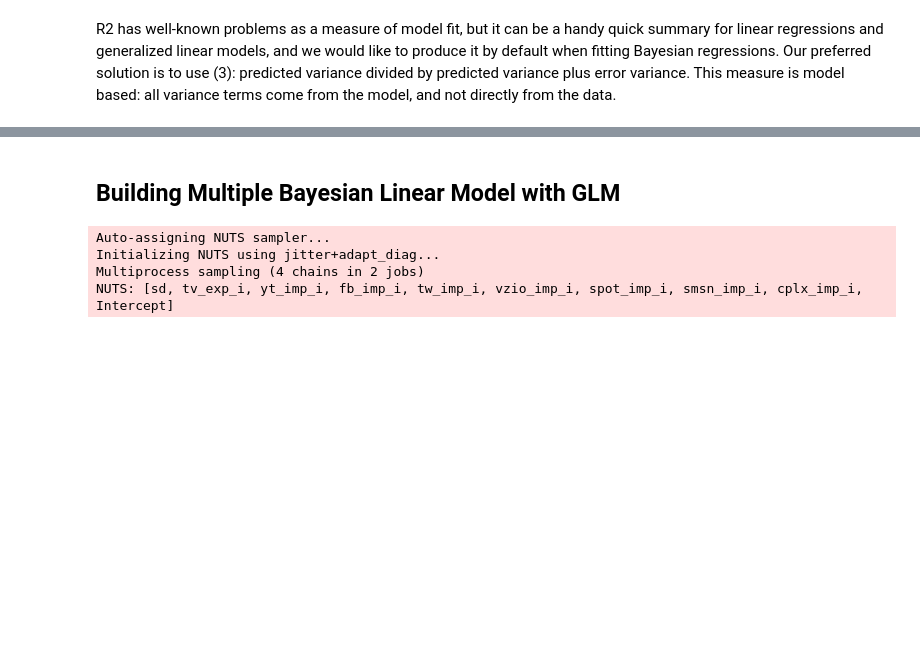
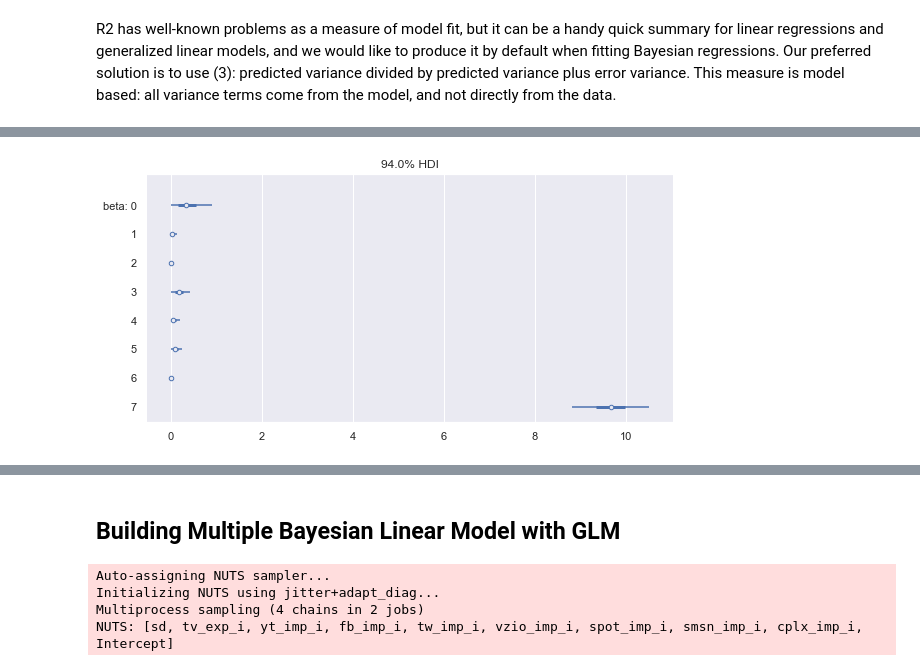
Before and after one commit to vanitoz/Bet-Awards, a Jupyter notebook: EDA_Modeling.ipynb, the cells around one changed output, grey strips where cells are left out. Cells and saved outputs as stored; diff of their text form; code cells hidden in the pictures; blank space fills up the shorter version.

```diff
--- a/EDA_Modeling.ipynb
+++ b/EDA_Modeling.ipynb
@@ -218,0 +262,5 @@ posterior predictive variable tune_in_i's shape not compatible with number of ch
+# %%
+az.plot_forest(trace_mlr_half_normal, var_names=['beta'], combined=True, colors='cycle',  figsize=(8,4))
+plt.show()
+# %% [output]
+[figure, added]
```
Also changed, not shown: parts of 17 cells of this notebook, 17 other files.
